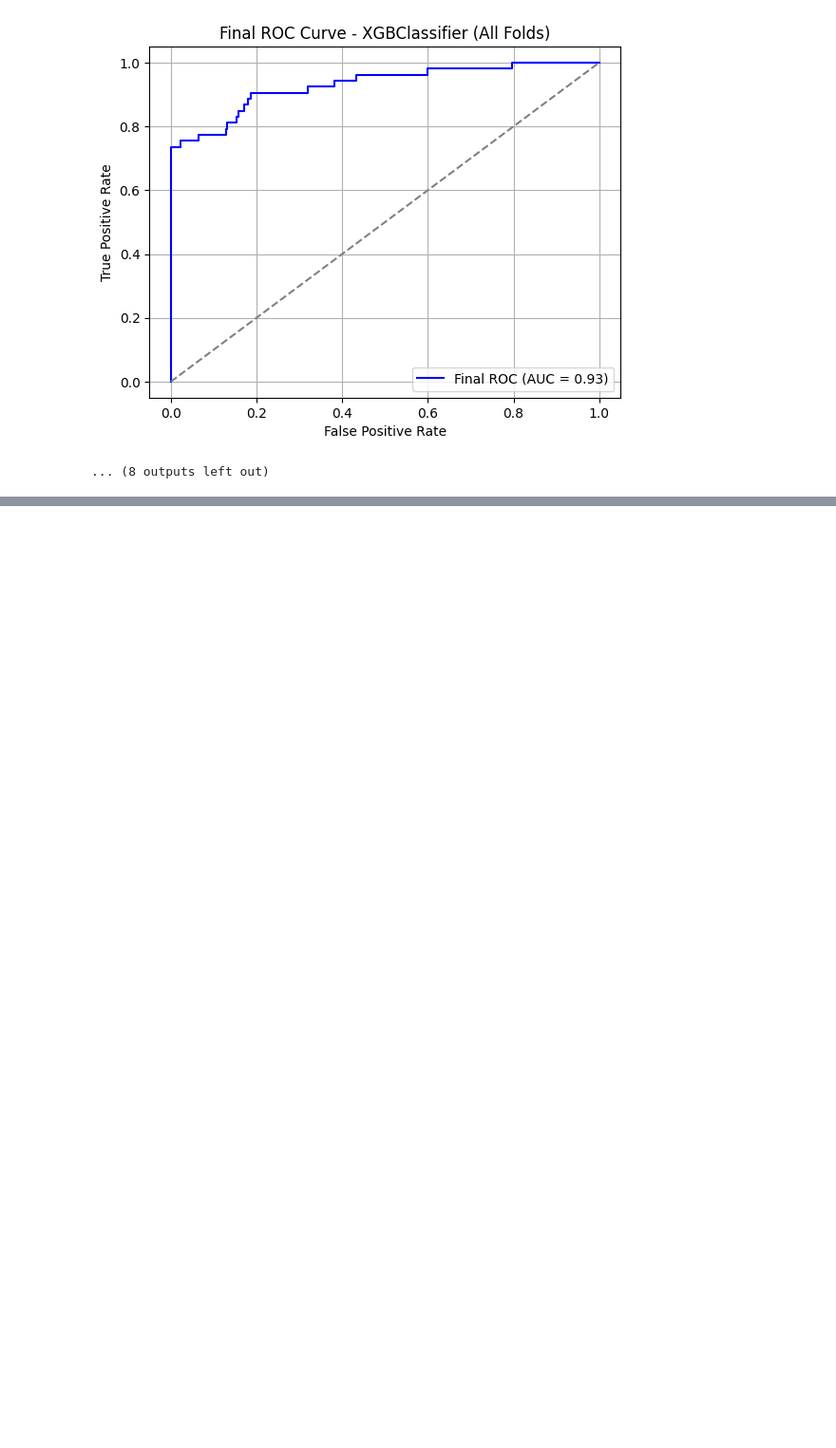
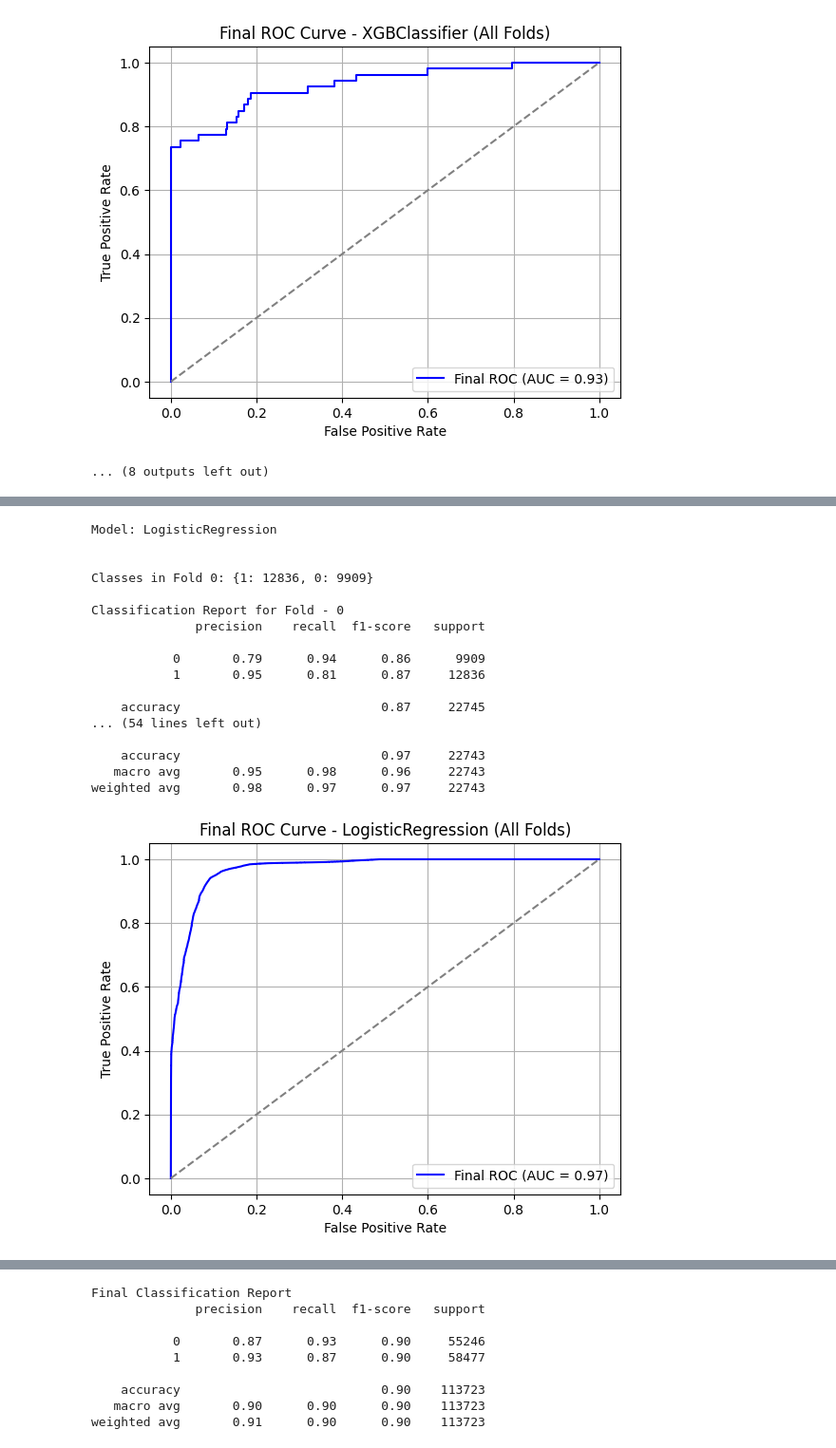
Before and after one commit to COMP3608Project/credit-card-fraud, a Jupyter notebook: 2013_Credit_Card_Fraud_Dataset.ipynb, the cells around one changed output, grey strips where cells are left out. Shown at 95% size. Saved outputs shown, nothing was run; the diff lists cells and outputs as text; code cells hidden in the pictures; blank space fills up the shorter version.

```diff
--- a/2013_Credit_Card_Fraud_Dataset.ipynb
+++ b/2013_Credit_Card_Fraud_Dataset.ipynb
@@ -1143,0 +1196,23 @@ It can generally be seen that that there is an increase in performance across th
+# %%
+#Logistic Regression
+model = LogisticRegression(max_iter=1000)
+run_temporal_kfold(resampled_df, model)
+# %% [output]
+Model: LogisticRegression
+
+
+Classes in Fold 0: {1: 12836, 0: 9909}
+
+Classification Report for Fold - 0
+              precision    recall  f1-score   support
+
+           0       0.79      0.94      0.86      9909
+           1       0.95      0.81      0.87     12836
+
+    accuracy                           0.87     22745
+... (54 lines left out)
+
+    accuracy                           0.97     22743
+   macro avg       0.95      0.98      0.96     22743
+weighted avg       0.98      0.97      0.97     22743
+[figure, added]
@@ -1143,0 +1220,9 @@ It can generally be seen that that there is an increase in performance across th
+Final Classification Report
+              precision    recall  f1-score   support
+
+           0       0.87      0.93      0.90     55246
+           1       0.93      0.87      0.90     58477
+
+    accuracy                           0.90    113723
+   macro avg       0.90      0.90      0.90    113723
+weighted avg       0.91      0.90      0.90    113723
```
Also changed, not shown: parts of 18 cells of this notebook.
